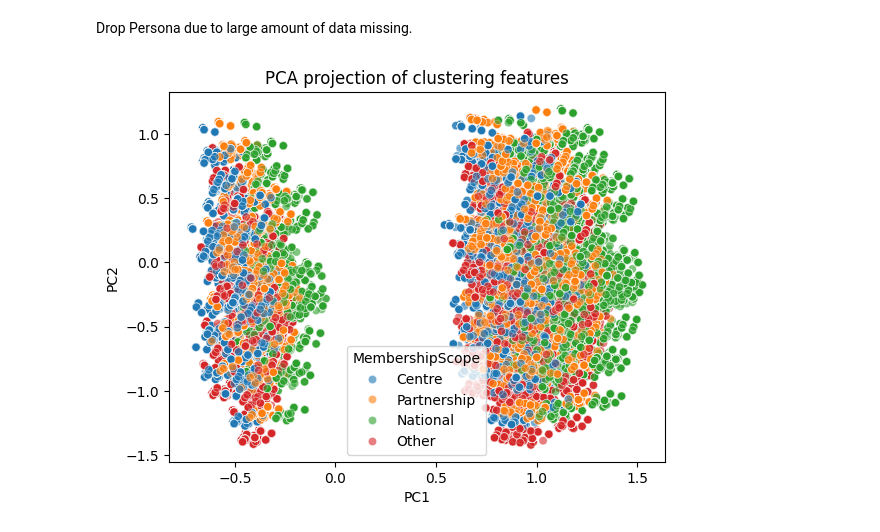
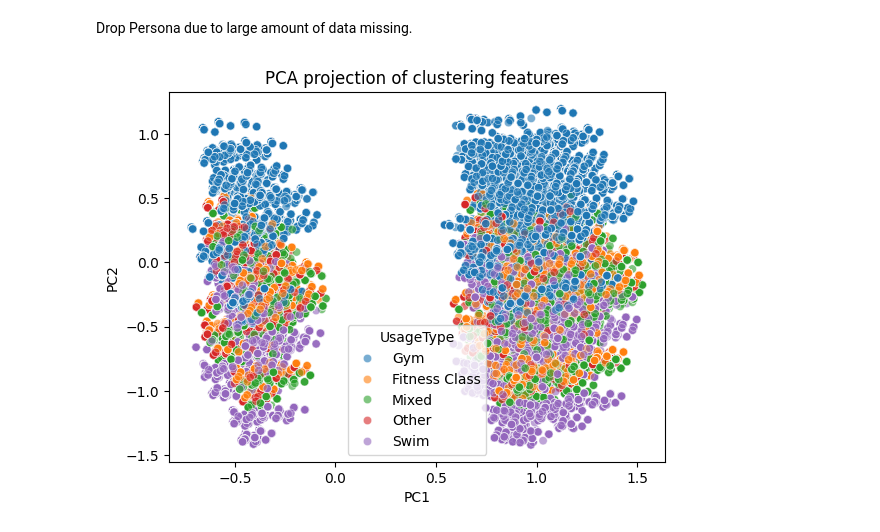
Before and after one commit to gllbi2023/Churn-Analysis, a Jupyter notebook: Exploratory Data Analysis.ipynb, the cells around one changed output. Saved outputs shown, nothing was run; the diff lists cells and outputs as text; code cells hidden in the pictures.

```diff
--- a/Exploratory Data Analysis.ipynb
+++ b/Exploratory Data Analysis.ipynb
@@ -118,19 +118,19 @@ df_encoded = pd.get_dummies(df[factor_variables], drop_first=True)
 # %%
 from sklearn.decomposition import PCA
 
 # Run PCA
 pca = PCA(n_components=2)
 pca_result = pca.fit_transform(df_encoded)
 
 # Add PCA results to your dataframe
 df['PC1'] = pca_result[:, 0]
 df['PC2'] = pca_result[:, 1]
 
-sns.scatterplot(data=df, x='PC1', y='PC2', hue='MembershipScope', alpha=0.6)
+sns.scatterplot(data=df, x='PC1', y='PC2', hue='UsageType', alpha=0.6)
 plt.title('PCA projection of clustering features')
 plt.show()
 # %% [output]
-[figure, old version]
+[figure, new version]
 # %%
 continuous_variables = ['MemberAge', 'IMD10', 'log VisitsPerMonth']
 
```
